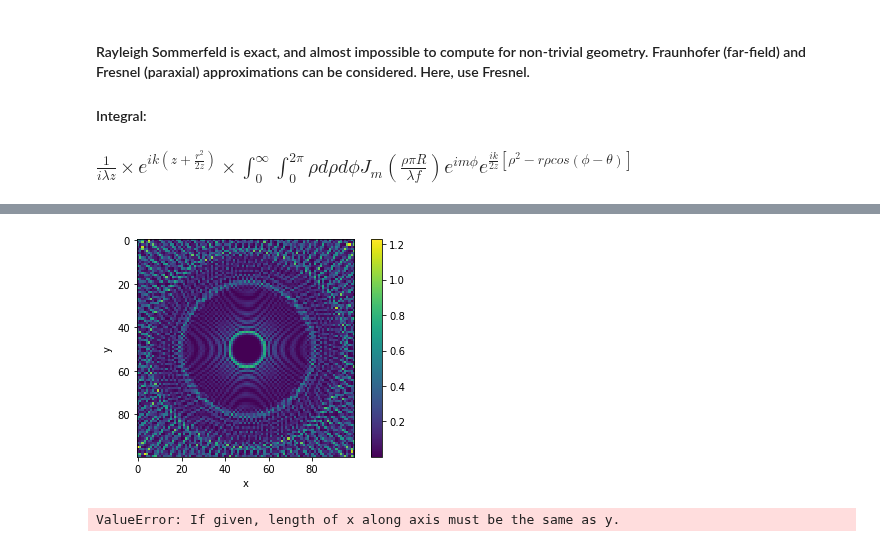
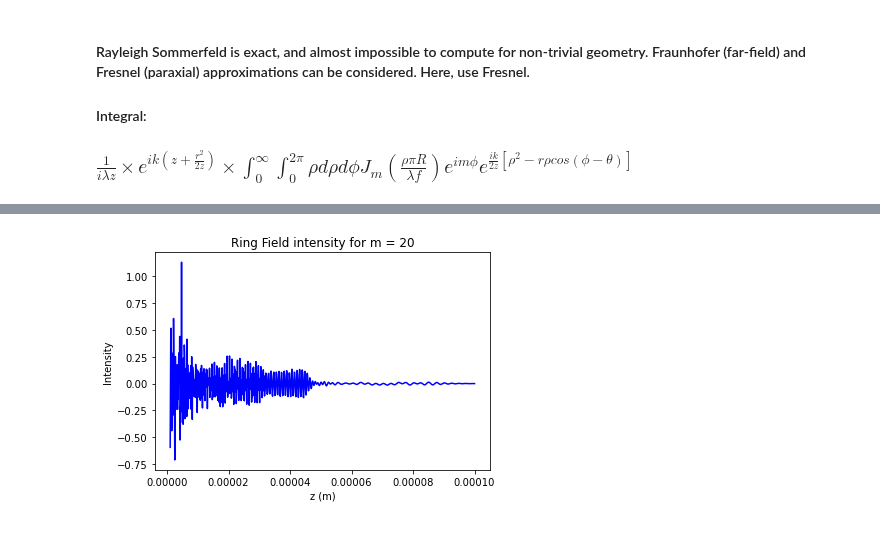
Before and after one commit to jabacousnac/Grier-Lab-Code, a Jupyter notebook: LowIndexTrapping.ipynb, the cells around one changed output, grey strips where cells are left out. Drawn from its saved outputs; the diff is of its cells as text; code cells hidden in the pictures.

Commit message:
Add files via upload
Intensity from ring trap is plotted

```diff
--- a/LowIndexTrapping.ipynb
+++ b/LowIndexTrapping.ipynb
@@ -130,13 +130,8 @@ def f(rho, phi, r, theta, z):
     integrand = rho * sp.jv(m,rho*pi*R/(wavelength*focus)) * np.exp(1j*m*phi) * np.exp(1j*k*(rho**2-(r*rho*np.cos(phi-theta)))/(2*z))
     return integrand
 
-def my_integral(r, theta, z): #cylindrical coordinates
+def my_integral(rho, phi, r, theta, z): #cylindrical coordinates
     #use Simpson's rule to evaluate integral. Use romberg or gaussian quadrature instead?
-    rho = np.arange(0, 10**-2, 10**-4) #radial bounds
-    print(rho)
-    phi = np.arange(0, 2*pi, 2*pi/100) #angular bounds
-    print(phi)
-    print([len(rho), len(phi)])
     zz = f(rho.reshape(-1,1),phi.reshape(1,-1), r, theta, z) #reshape to use broadcasting
     ans = simps([simps(zz_rho, rho) for zz_rho in zz], phi) #integrate over rho first, then over phi
     return ans
@@ -144,6 +139,8 @@ def my_integral(r, theta, z): #cylindrical coordinates
 def ring_intensity_landscape(z):
     xmax = 1*10**-4
     dx = 1*10**-6
+    rho = np.arange(0, xmax-dx, dx) #radial bounds #np.arange behaves weirdly sometimes, and xmax-dx may be replaced by xmax
+    phi = np.arange(0, 2*pi, 2*pi/100) #angular bounds
     xlist = [dx*xi - (xmax/2) for xi in range(int(xmax/dx))]
     ylist = [dx*yi - (xmax/2) for yi in range(int(xmax/dx))]
     ring_field = np.zeros([len(range(int(xmax/dx))),len(range(int(xmax/dx)))])
@@ -155,15 +152,31 @@ def ring_intensity_landscape(z):
                 theta = pi/2
             else:
                 theta = np.arctan(ylist[yi]/xlist[xi])
-            u = my_integral(r, theta, z) * prefactor
+            u = my_integral(rho, phi, r, theta, z) * prefactor
             ring_field[xi][yi] = np.imag(u)**2 + np.real(u)**2
     plt.imshow(ring_field, cmap = 'viridis', interpolation = 'nearest')
+    title = 'Ring Field @ z = ' + str(z) + ', m = ' + str(m)
+    plt.title(title)
     plt.xlabel('x')
     plt.ylabel('y')
     plt.colorbar()
     return
 
-#Debugging:
-#1. Explore R -- does it work as expected?
-#2. Explore f
-#3. Try different R/f combinations
+def intensity_z(x,y):
+    #make a plot of intensity as a function of z
+    r = x**2 + y**2
+    if x==0:
+        theta = pi/2
+    else:
+        theta = np.arctan(y/x)
+    xmax, dx = 1*10**-4, 1*10**-6
+    rho = np.arange(0, xmax-dx, dx) #radial bounds
+    phi = np.arange(0, 2*pi, 2*pi/100) #angular bounds
+    z_list = np.arange(10**-6, 10**-4, 10**-7)
+    u_list = [my_integral(rho, phi, r, theta, z) * (1j*wavelength*z)**(-1) * np.exp(1j*k*(z+(r**2/(2*z)))) for z in z_list]
+    int_list = [np.imag(u)**2 + np.real(u)**2 for u in u_list]
+    plt.plot(z_list, u_list, 'b-')
+    title = 'Ring Field intensity for '+ 'm = ' + str(m)
+    plt.title(title)
+    plt.xlabel('z (m)')
+    plt.ylabel('Intensity')
@@ -174,8 +183,4 @@ ring_intensity_landscape(0.1)
-# %%
-ring_intensity_landscape(0.01)
-# %% [output]
-[figure, removed]
-# %%
-ring_intensity_landscape(0.001)
-# %% [output]
-ValueError: If given, length of x along axis must be the same as y.
+# %%
+intensity_z(0,0)
+# %% [output]
+[figure, added]
```
Also changed, not shown: parts of 6 cells of this notebook.
